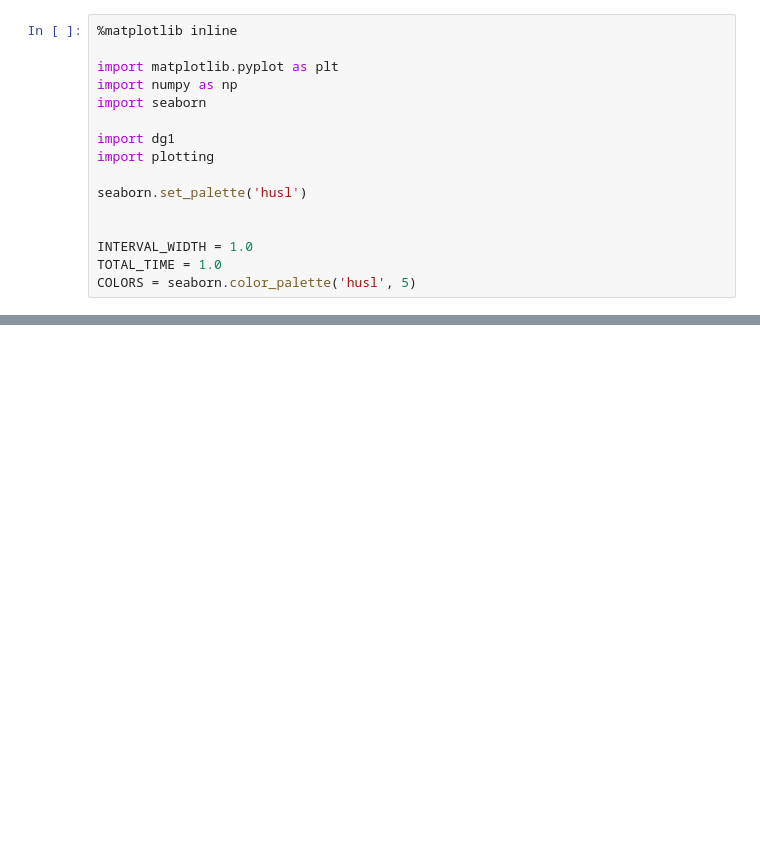
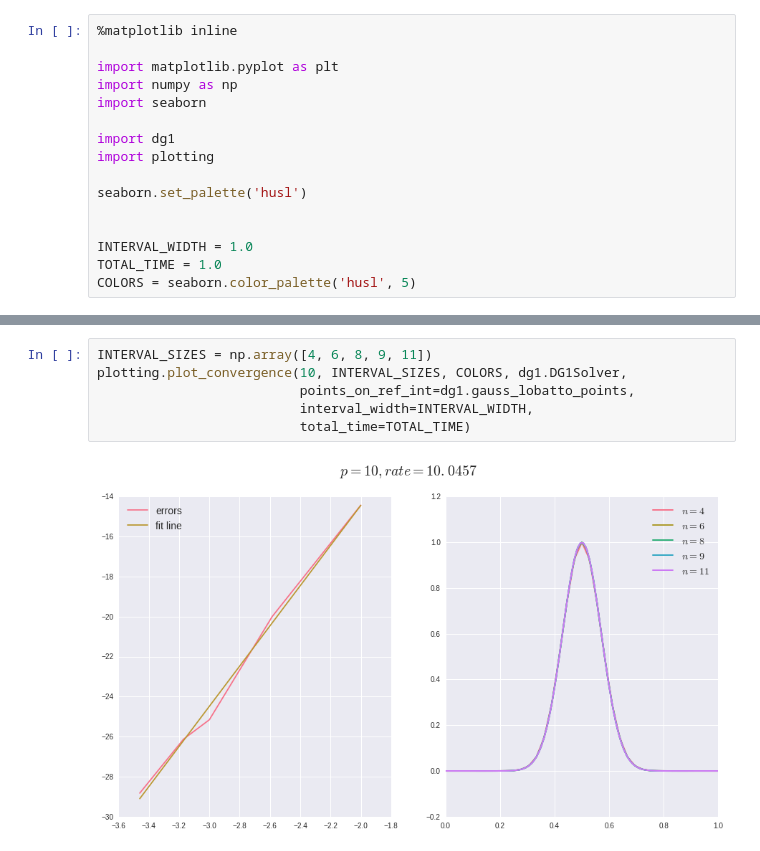
Before and after one commit to dhermes/berkeley-m273-s2016, a Jupyter notebook: assignment1/convergence_analysis.ipynb, the cells around one changed output, grey strips where cells are left out. Saved outputs shown, nothing was run; the diff lists cells and outputs as text; blank space fills up the shorter version.

```diff
--- a/assignment1/convergence_analysis.ipynb
+++ b/assignment1/convergence_analysis.ipynb
@@ -80,0 +89,8 @@ plotting.plot_convergence(8, INTERVAL_SIZES, COLORS, dg1.DG1Solver,
+# %%
+INTERVAL_SIZES = np.array([4, 6, 8, 9, 11])
+plotting.plot_convergence(10, INTERVAL_SIZES, COLORS, dg1.DG1Solver,
+                          points_on_ref_int=dg1.gauss_lobatto_points,
+                          interval_width=INTERVAL_WIDTH,
+                          total_time=TOTAL_TIME)
+# %% [output]
+[figure, added]
```
Also changed, not shown: parts of 11 cells of this notebook, 1 other file.
